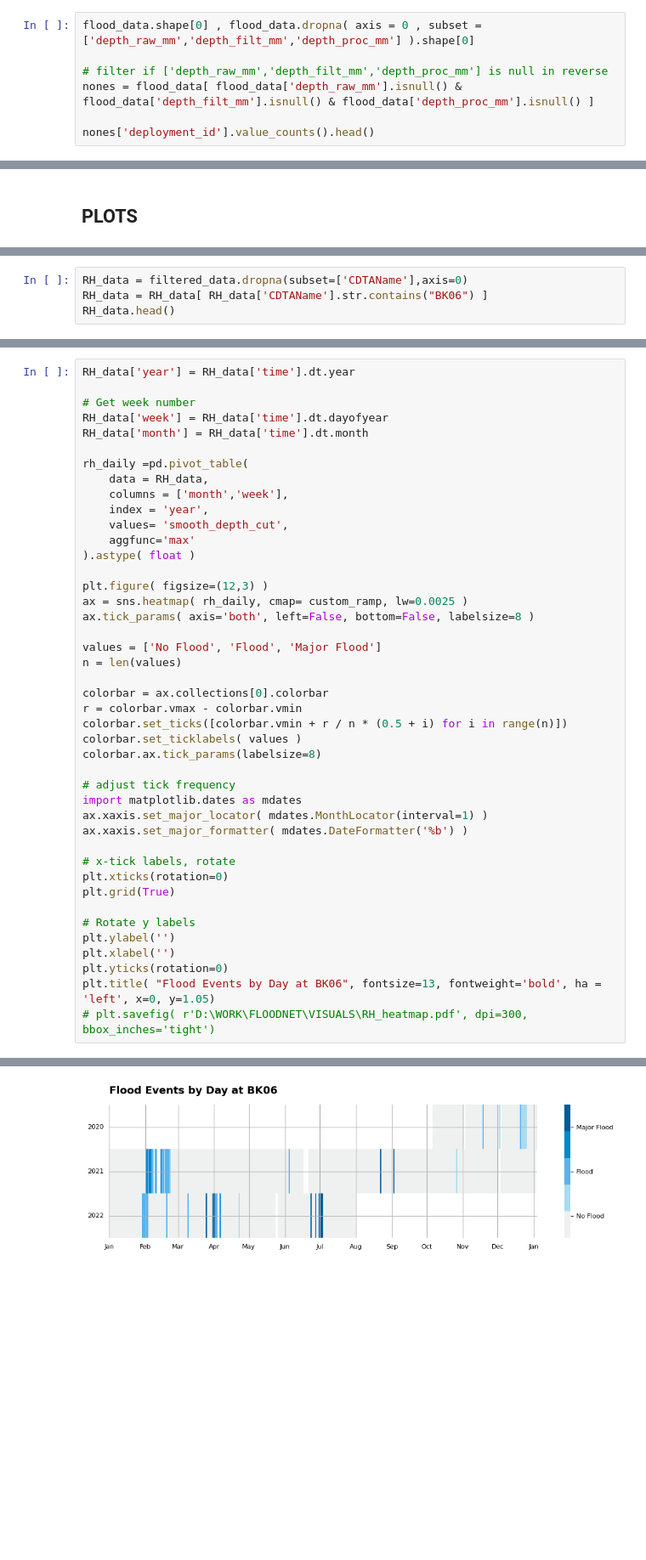
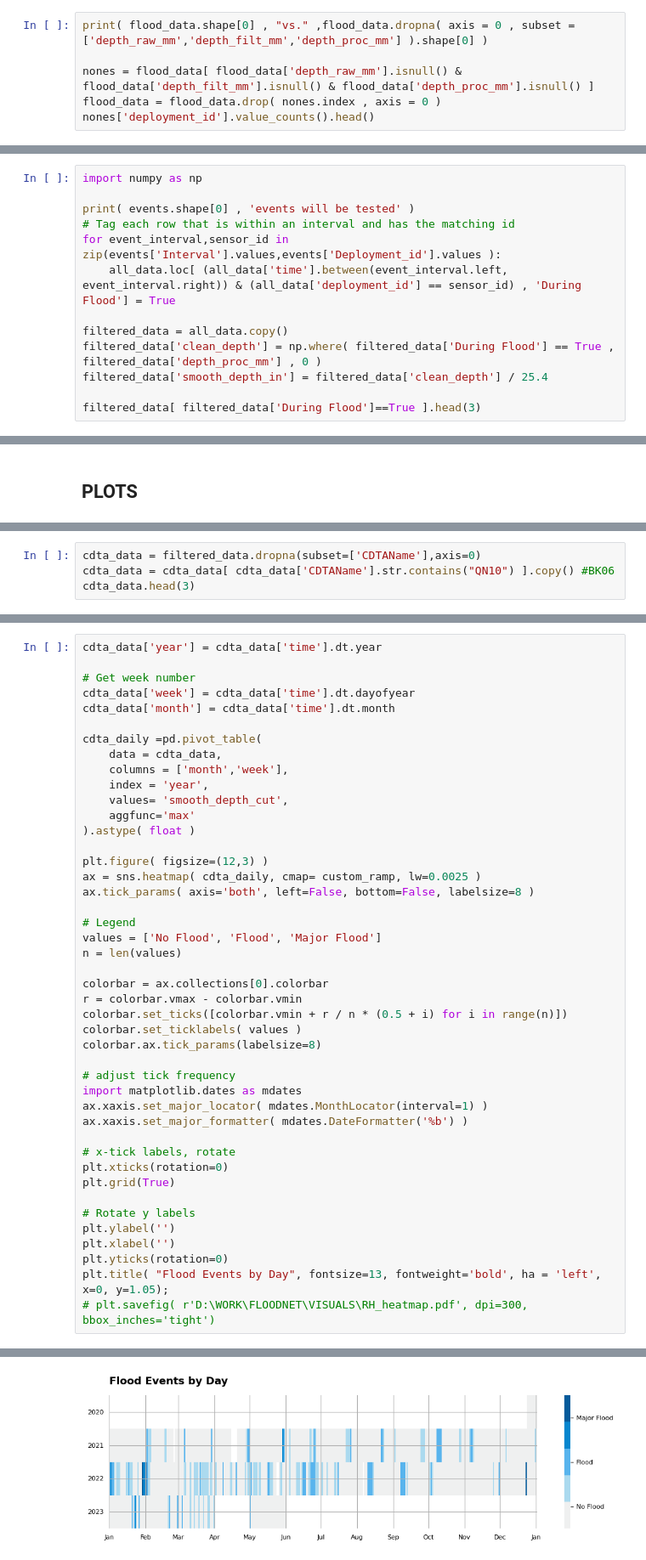
Before and after one commit to cankadir/FloodAnalysis, a Jupyter notebook: PY/Visualization_Tests.ipynb, the cells around one changed output, grey strips where cells are left out. Shown at 85% size. Drawn from its saved outputs; the diff is of its cells as text; blank space fills up the shorter version.

```diff
--- a/PY/Visualization_Tests.ipynb
+++ b/PY/Visualization_Tests.ipynb
@@ -78,8 +95,7 @@ flood_data[ flood_data['deployment_id'] == 'daily_new_falcon' ].plot( x = 'time'
 # %%
-flood_data.shape[0] , flood_data.dropna( axis = 0 , subset = ['depth_raw_mm','depth_filt_mm','depth_proc_mm'] ).shape[0]
+print( flood_data.shape[0] , "vs." ,flood_data.dropna( axis = 0 , subset = ['depth_raw_mm','depth_filt_mm','depth_proc_mm'] ).shape[0] )
 
-# filter if ['depth_raw_mm','depth_filt_mm','depth_proc_mm'] is null in reverse
 nones = flood_data[ flood_data['depth_raw_mm'].isnull() & flood_data['depth_filt_mm'].isnull() & flood_data['depth_proc_mm'].isnull() ]
-
+flood_data = flood_data.drop( nones.index , axis = 0 )
 nones['deployment_id'].value_counts().head()
 # %% [output]
@@ -216,0 +191,13 @@ filtered_data.head(3)
+# %%
+import numpy as np
+
+print( events.shape[0] , 'events will be tested' )
+# Tag each row that is within an interval and has the matching id
+for event_interval,sensor_id in zip(events['Interval'].values,events['Deployment_id'].values ):
+    all_data.loc[ (all_data['time'].between(event_interval.left, event_interval.right)) & (all_data['deployment_id'] == sensor_id) , 'During Flood'] = True
+
+filtered_data = all_data.copy()
+filtered_data['clean_depth'] = np.where( filtered_data['During Flood'] == True , filtered_data['depth_proc_mm'] , 0 )
+filtered_data['smooth_depth_in'] = filtered_data['clean_depth'] / 25.4
+
+filtered_data[ filtered_data['During Flood']==True ].head(3)
@@ -284,5 +285,5 @@ plt.show();
 # %%
-RH_data = filtered_data.dropna(subset=['CDTAName'],axis=0)
-RH_data = RH_data[ RH_data['CDTAName'].str.contains("BK06") ]
-RH_data.head()
+cdta_data = filtered_data.dropna(subset=['CDTAName'],axis=0)
+cdta_data = cdta_data[ cdta_data['CDTAName'].str.contains("QN10") ].copy() #BK06
+cdta_data.head(3)
 # %% [output]
@@ -295,12 +294,12 @@ RH_data.head()
 # %%
-RH_data['year'] = RH_data['time'].dt.year
+cdta_data['year'] = cdta_data['time'].dt.year
 
 # Get week number
-RH_data['week'] = RH_data['time'].dt.dayofyear
-RH_data['month'] = RH_data['time'].dt.month
+cdta_data['week'] = cdta_data['time'].dt.dayofyear
+cdta_data['month'] = cdta_data['time'].dt.month
 
-rh_daily =pd.pivot_table(
-    data = RH_data,
+cdta_daily =pd.pivot_table(
+    data = cdta_data,
     columns = ['month','week'],
     index = 'year',
     values= 'smooth_depth_cut',
@@ -308,9 +307,10 @@ rh_daily =pd.pivot_table(
 ).astype( float )
 
 plt.figure( figsize=(12,3) )
-ax = sns.heatmap( rh_daily, cmap= custom_ramp, lw=0.0025 )
+ax = sns.heatmap( cdta_daily, cmap= custom_ramp, lw=0.0025 )
 ax.tick_params( axis='both', left=False, bottom=False, labelsize=8 )
 
+# Legend
 values = ['No Flood', 'Flood', 'Major Flood']
 n = len(values)
 
@@ -333,6 +333,6 @@ plt.grid(True)
 plt.ylabel('')
 plt.xlabel('')
 plt.yticks(rotation=0)
-plt.title( "Flood Events by Day at BK06", fontsize=13, fontweight='bold', ha = 'left', x=0, y=1.05)
+plt.title( "Flood Events by Day", fontsize=13, fontweight='bold', ha = 'left', x=0, y=1.05);
 # plt.savefig( r'D:\WORK\FLOODNET\VISUALS\RH_heatmap.pdf', dpi=300, bbox_inches='tight')
 # %% [output]
@@ -340 +340 @@ Text(0, 1.05, 'Flood Events by Day at BK06')
-[figure, old version]
+[figure, new version]
```
Also changed, not shown: parts of 42 cells of this notebook.
